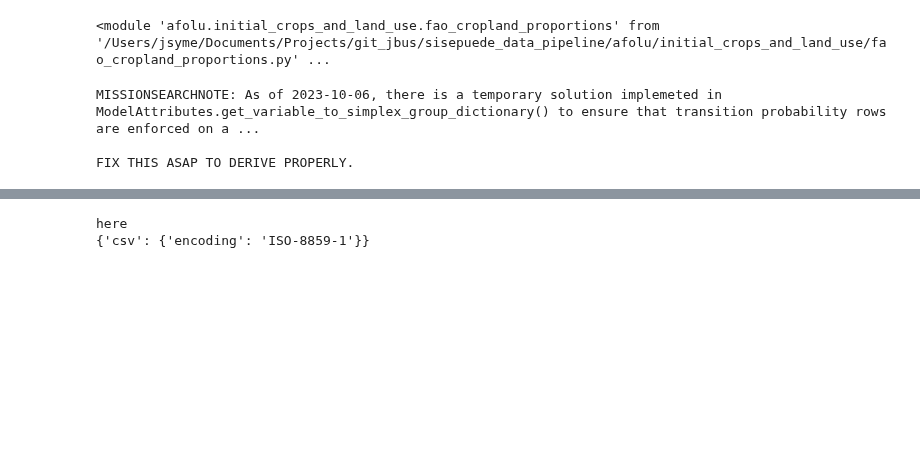
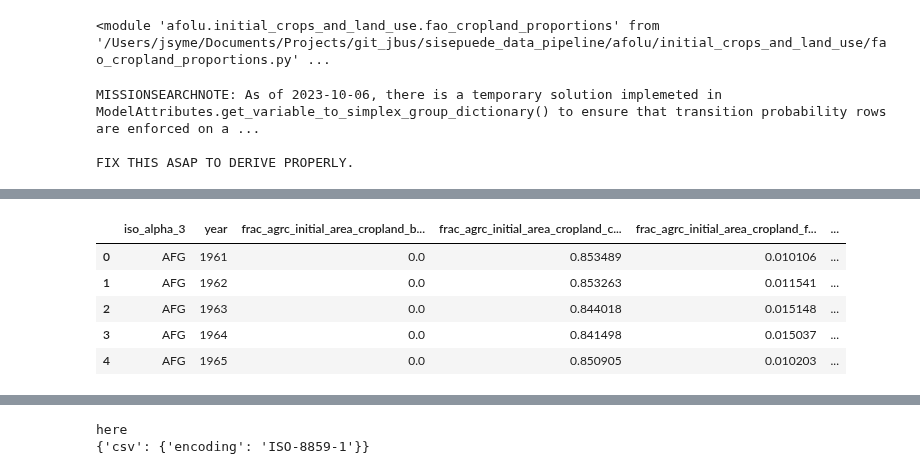
Before and after one commit to jcsyme/sisepuede, a Jupyter notebook: python/data_construct-build_fertilizer_input_data.ipynb, the cells around one changed output, grey strips where cells are left out. Saved outputs shown, nothing was run; the diff lists cells and outputs as text; code cells hidden in the pictures; blank space fills up the shorter version.

```diff
--- a/python/data_construct-build_fertilizer_input_data.ipynb
+++ b/python/data_construct-build_fertilizer_input_data.ipynb
@@ -299,3 +128,12 @@ sa.model_attributes.get_subsector_attribute("Land Use", "primary_category")
+# %%
+construct.output_database.read_table("INITIAL_CROPLAND_AREA_PROPORTION_HISTORICAL").head()
+# %% [output]
+|  | iso_alpha_3 | year | frac_agrc_initial_area_cropland_b... | frac_agrc_initial_area_cropland_c... | frac_agrc_initial_area_cropland_f... | ... |
+| 0 | AFG | 1961 | 0.0 | 0.853489 | 0.010106 | ... |
+| 1 | AFG | 1962 | 0.0 | 0.853263 | 0.011541 | ... |
+| 2 | AFG | 1963 | 0.0 | 0.844018 | 0.015148 | ... |
+| 3 | AFG | 1964 | 0.0 | 0.841498 | 0.015037 | ... |
+| 4 | AFG | 1965 | 0.0 | 0.850905 | 0.010203 | ... |
 # %%
 """
 fp_read = "/Users/jsyme/Documents/Projects/git_jbus/sisepuede/out/sisepuede_summary_results_run_sisepuede_run_2023-09-28T11;36;58.322719/sisepuede_results_sisepuede_run_2023-09-28T11;36;58.322719_WIDE_INPUTS_OUTPUTS.csv"
```
Also changed, not shown: parts of 13 cells of this notebook, 2 other files.
